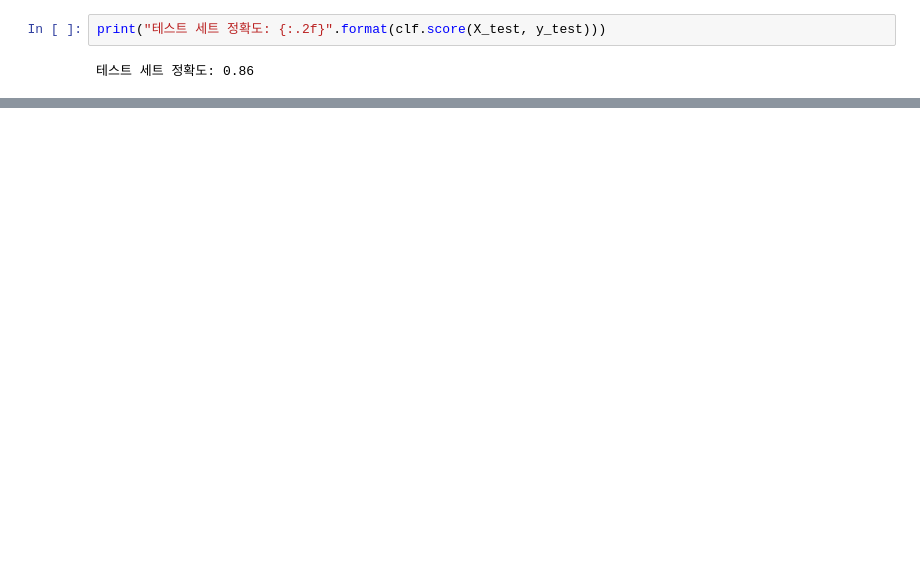
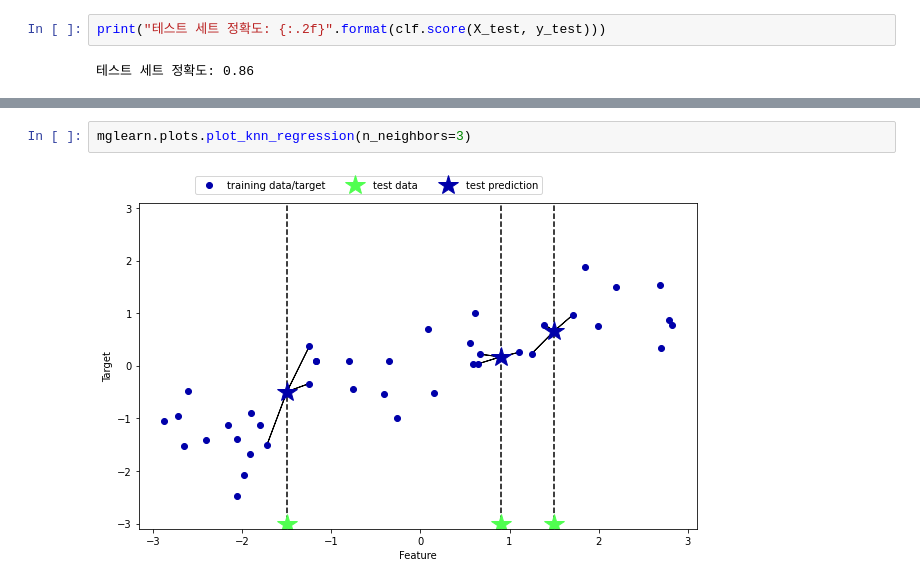
Before and after one commit to Druwa-git/ml_basic, a Jupyter notebook: ml.ipynb, the cells around one changed output, grey strips where cells are left out. Saved outputs shown, nothing was run; the diff lists cells and outputs as text; blank space fills up the shorter version.

```diff
--- a/ml.ipynb
+++ b/ml.ipynb
@@ -92,0 +116,4 @@ from sklearn.datasets im
+# %%
+mglearn.plots.plot_knn_regression(n_neighbors=3)
+# %% [output]
+[figure, added]
```
Also changed, not shown: parts of 6 cells of this notebook.
